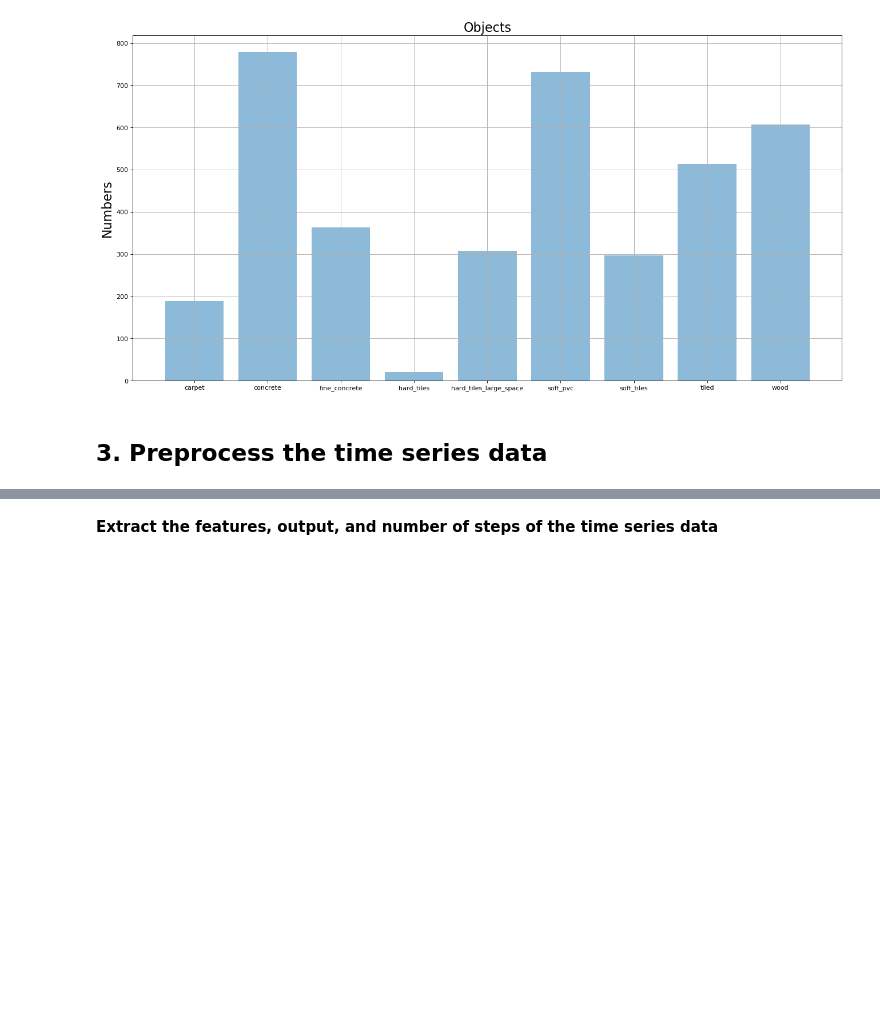
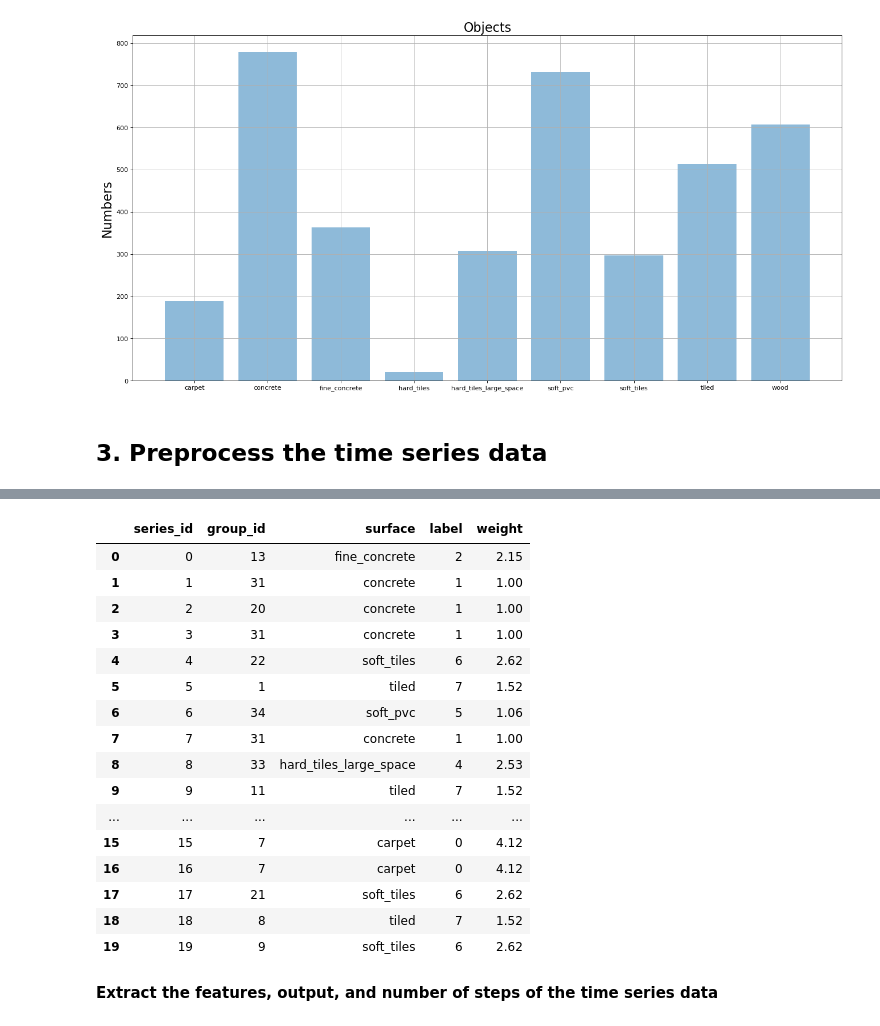
Before and after one commit to itratrahman/machine_learning_projects, a Jupyter notebook: CareerCon_2019/model/multi_layer_lstm_model_time_series.ipynb, the cells around one changed output, grey strips where cells are left out. Cells and saved outputs as stored; diff of their text form; code cells hidden in the pictures; blank space fills up the shorter version.

```diff
--- a/CareerCon_2019/model/multi_layer_lstm_model_time_series.ipynb
+++ b/CareerCon_2019/model/multi_layer_lstm_model_time_series.ipynb
@@ -193,0 +195,8 @@ plt.show()
+# %%
+numbers = num_of_series(Y, n_classes)
+numbers = np.array(numbers)
+weights = max(numbers)/numbers
+label_to_weight = {}
+for n,weight in enumerate(weights):
+    label_to_weight[n] = weight
+label_to_weight
@@ -194,3 +213,24 @@ plt.show()
+# %%
+Y["weight"] = Y["label"].apply(lambda x: round(label_to_weight[x],2))
+Y.head(20)
+# %% [output]
+|  | series_id | group_id | surface | label | weight |
+| 0 | 0 | 13 | fine_concrete | 2 | 2.15 |
+| 1 | 1 | 31 | concrete | 1 | 1.00 |
+| 2 | 2 | 20 | concrete | 1 | 1.00 |
+| 3 | 3 | 31 | concrete | 1 | 1.00 |
+| 4 | 4 | 22 | soft_tiles | 6 | 2.62 |
+| 5 | 5 | 1 | tiled | 7 | 1.52 |
+| 6 | 6 | 34 | soft_pvc | 5 | 1.06 |
+| 7 | 7 | 31 | concrete | 1 | 1.00 |
+| 8 | 8 | 33 | hard_tiles_large_space | 4 | 2.53 |
+| 9 | 9 | 11 | tiled | 7 | 1.52 |
+| ... | ... | ... | ... | ... | ... |
+| 15 | 15 | 7 | carpet | 0 | 4.12 |
+| 16 | 16 | 7 | carpet | 0 | 4.12 |
+| 17 | 17 | 21 | soft_tiles | 6 | 2.62 |
+| 18 | 18 | 8 | tiled | 7 | 1.52 |
+| 19 | 19 | 9 | soft_tiles | 6 | 2.62 |
 # %% [markdown]
 **Extract the features, output, and number of steps of the time series data**
 # %%
```
Also changed, not shown: parts of 13 cells of this notebook.
